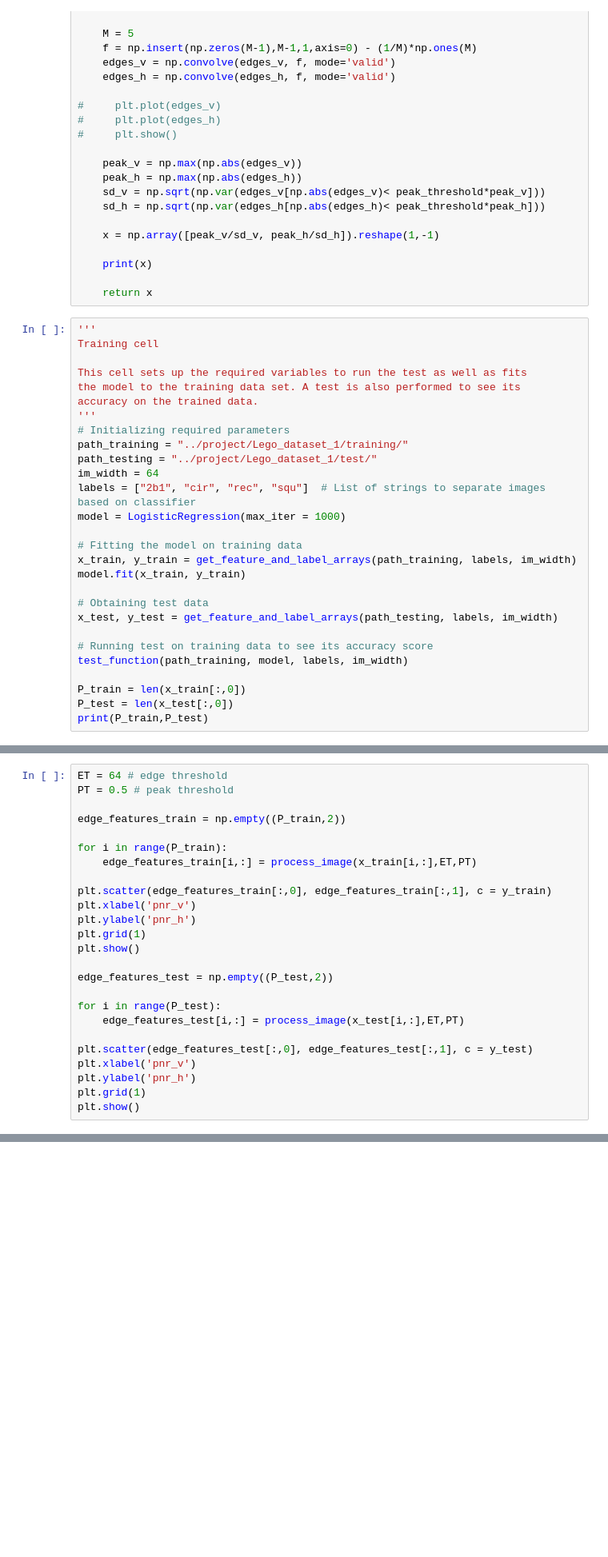
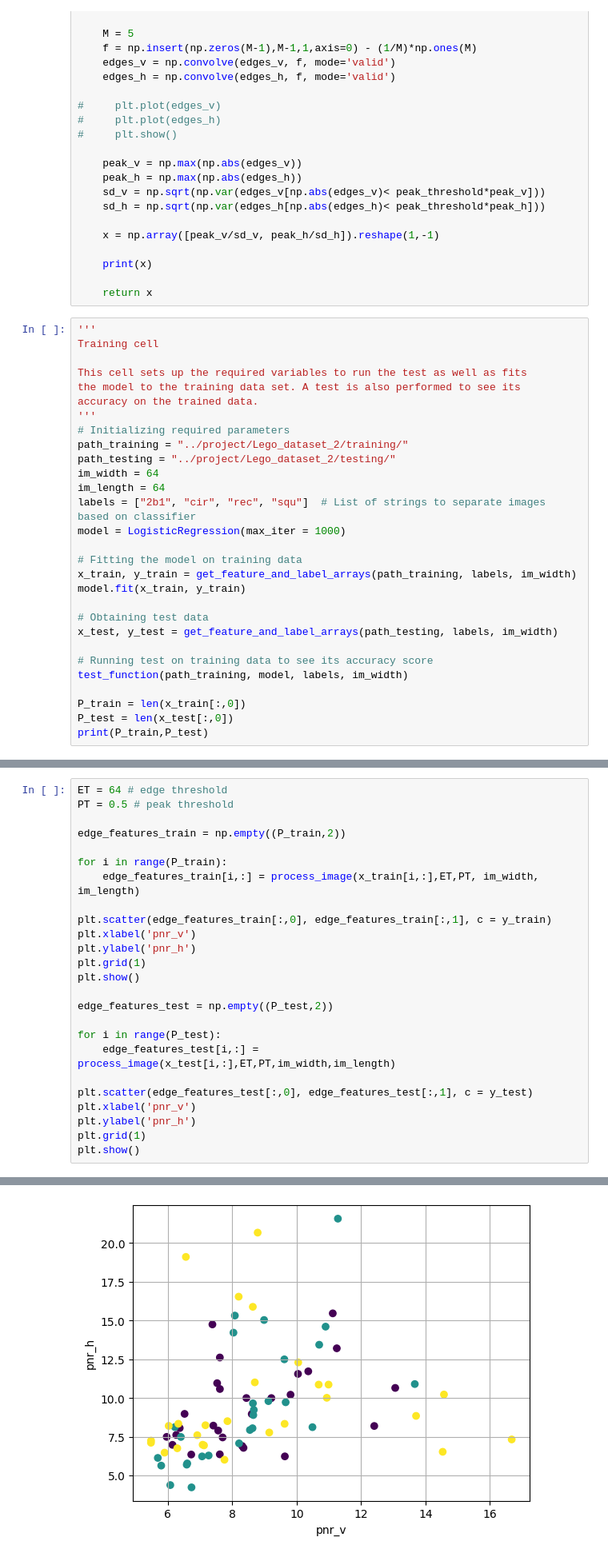
Before and after one commit to JasonSchultzz/engr418, a Jupyter notebook: project/Group_5_stage_2.ipynb, the cells around one changed output, grey strips where cells are left out. Shown at 80% size. Saved outputs shown, nothing was run; the diff lists cells and outputs as text; blank space fills up the shorter version.

Commit message:
Added Pnr plots

```diff
--- a/project/Group_5_stage_2.ipynb
+++ b/project/Group_5_stage_2.ipynb
@@ -205,9 +205,10 @@ the model to the training data set. A test is also performed to see its
 accuracy on the trained data.
 '''
 # Initializing required parameters
-path_training = "../project/Lego_dataset_1/training/"
-path_testing = "../project/Lego_dataset_1/test/"
+path_training = "../project/Lego_dataset_2/training/"
+path_testing = "../project/Lego_dataset_2/testing/"
 im_width = 64
+im_length = 64
 labels = ["2b1", "cir", "rec", "squ"]  # List of strings to separate images based on classifier
 model = LogisticRegression(max_iter = 1000)
 
@@ -233,7 +241,7 @@ PT = 0.5 # peak threshold
 edge_features_train = np.empty((P_train,2))
 
 for i in range(P_train):
-    edge_features_train[i,:] = process_image(x_train[i,:],ET,PT)
+    edge_features_train[i,:] = process_image(x_train[i,:],ET,PT, im_width, im_length)
 
 plt.scatter(edge_features_train[:,0], edge_features_train[:,1], c = y_train)
 plt.xlabel('pnr_v')
@@ -244,10 +252,11 @@ plt.show()
 edge_features_test = np.empty((P_test,2))
 
 for i in range(P_test):
-    edge_features_test[i,:] = process_image(x_test[i,:],ET,PT)
+    edge_features_test[i,:] = process_image(x_test[i,:],ET,PT,im_width,im_length)
 
 plt.scatter(edge_features_test[:,0], edge_features_test[:,1], c = y_test)
 plt.xlabel('pnr_v')
 plt.ylabel('pnr_h')
 plt.grid(1)
 plt.show()
+# %% [output]
@@ -253,0 +280 @@ plt.show()
+[figure, added]
```
Also changed, not shown: parts of 2 cells of this notebook.
